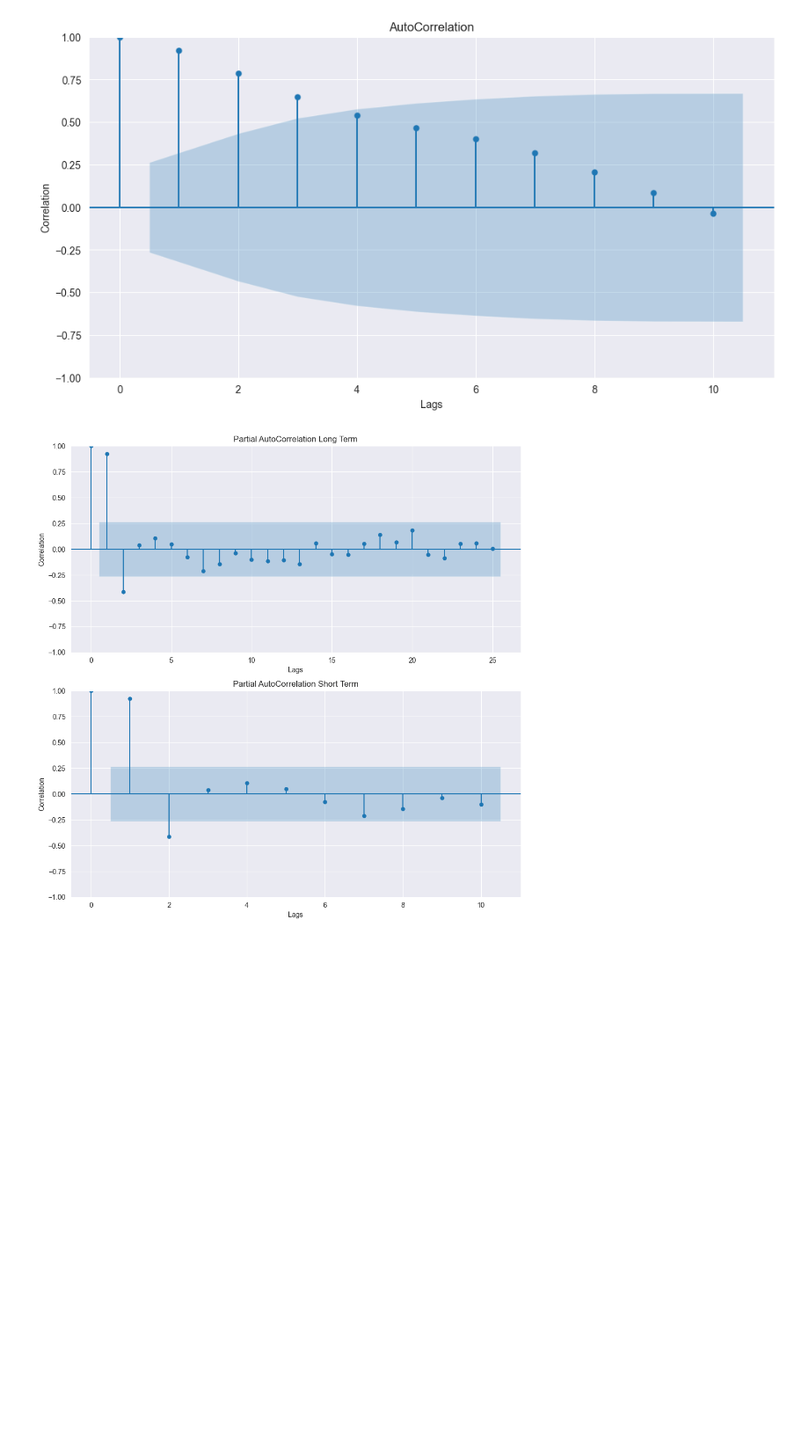
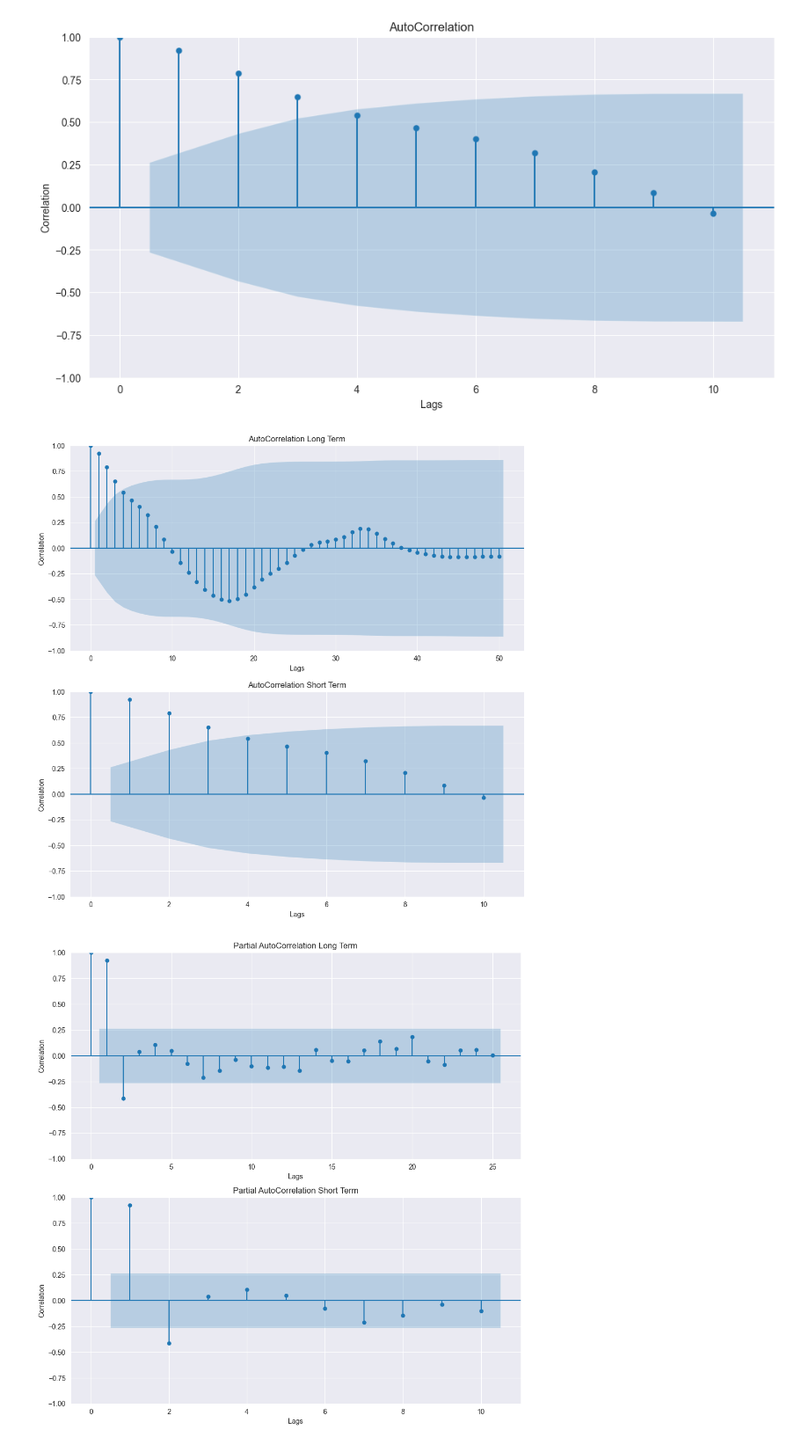
Before and after one commit to lucapetrh-dev/Transformers-Financial-Time-Series-Forecasting, a Jupyter notebook: feature_engineering.ipynb, the cells around one changed output. Shown at 88% size. Saved outputs shown, nothing was run; the diff lists cells and outputs as text; code cells hidden in the pictures; blank space fills up the shorter version.

```diff
--- a/feature_engineering.ipynb
+++ b/feature_engineering.ipynb
@@ -349,6 +378,27 @@ ax.set_xlabel('Lags')
 plt.show()
 # %% [output]
 [figure]
+# %%
+from statsmodels.graphics.tsaplots import plot_acf, plot_pacf
+import matplotlib.pyplot as plt
+
+fig, (ax1, ax2) = plt.subplots(2, figsize=(12, 12))
+
+# AutoCorrelation for Long Term
+acf = plot_acf(monthly_df, lags=50, ax=ax1)
+ax1.set_title('AutoCorrelation Long Term')
+ax1.set_ylabel('Correlation')
+ax1.set_xlabel('Lags')
+
+# AutoCorrelation for Short Term
+acf = plot_acf(monthly_df, lags=10, ax=ax2)
+ax2.set_title('AutoCorrelation Short Term')
+ax2.set_ylabel('Correlation')
+ax2.set_xlabel('Lags')
+
+plt.show()
+# %% [output]
+[figure, added]
 # %%
 from statsmodels.graphics.tsaplots import plot_pacf
 import matplotlib.pyplot as plt
```
Also changed, not shown: parts of 5 cells of this notebook, 9 other files.
